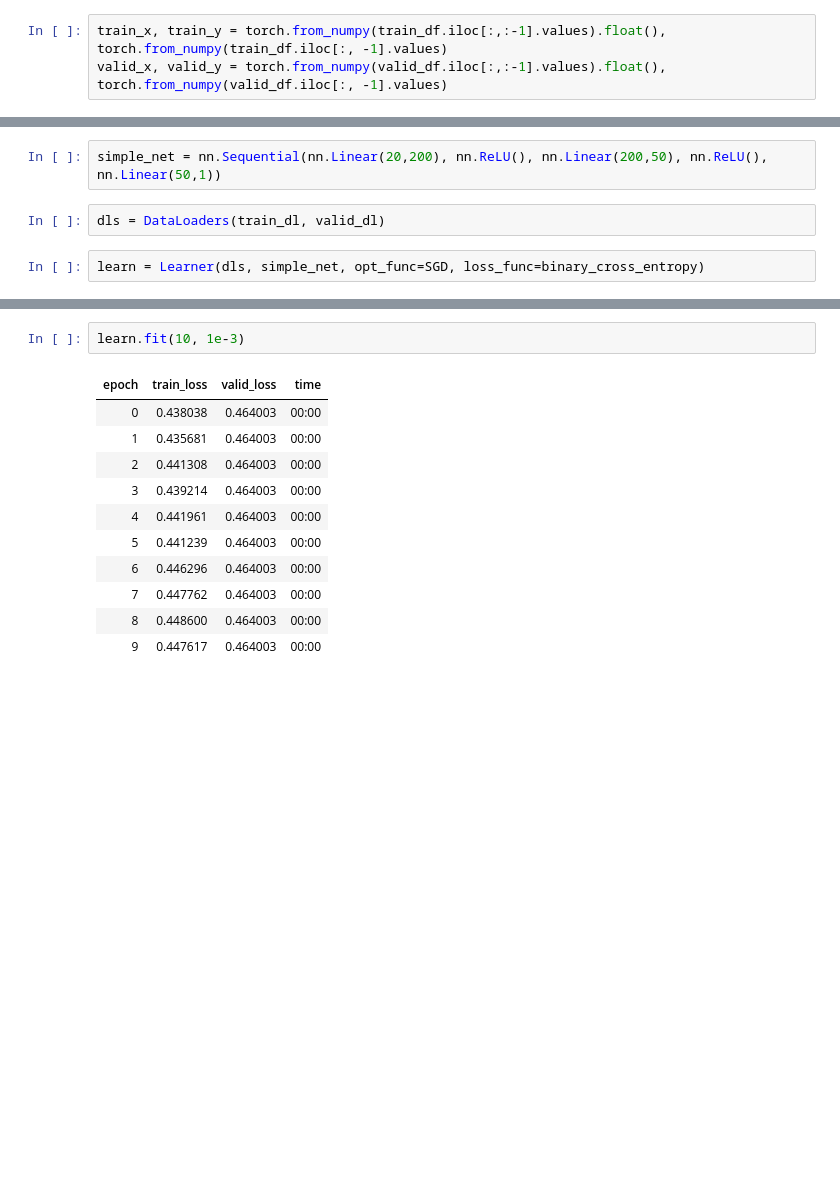
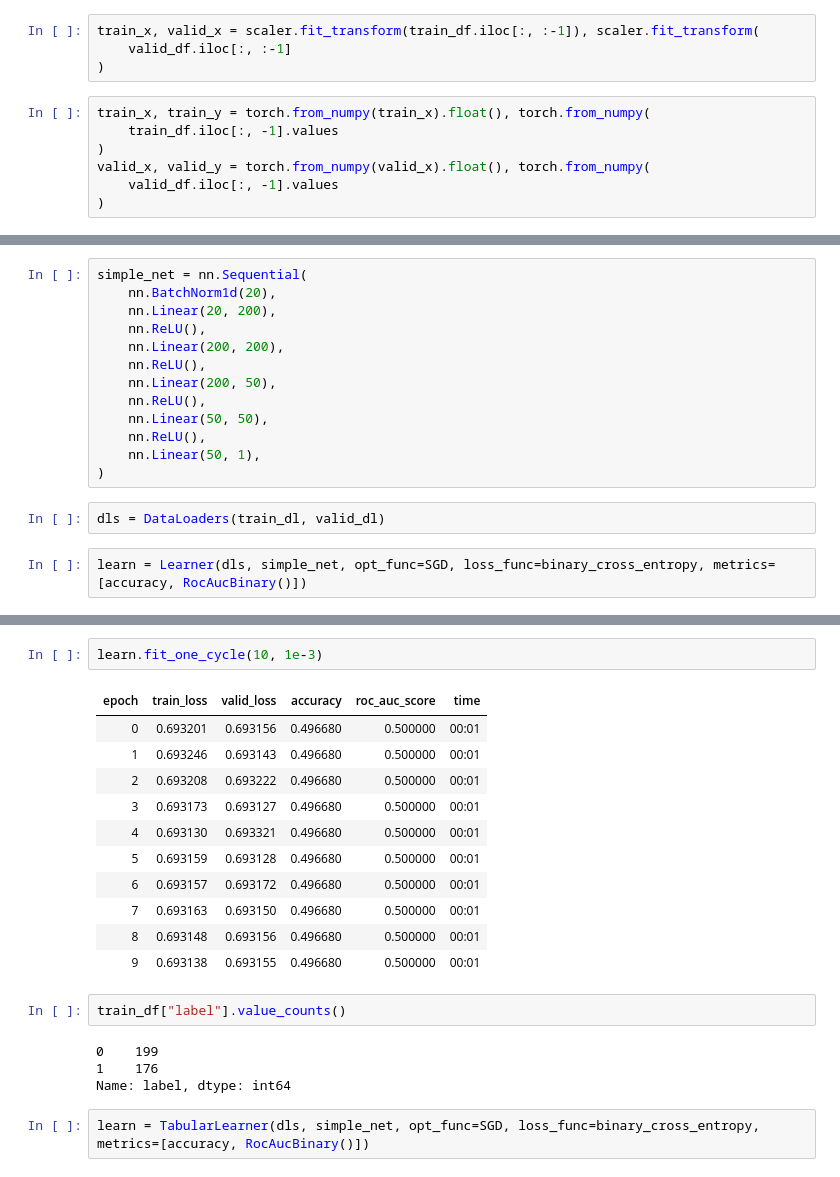
Before and after one commit to lewtun/dl4phys, a Jupyter notebook: lecture02.ipynb, the cells around one changed output, grey strips where cells are left out. Saved outputs shown, nothing was run; the diff lists cells and outputs as text; blank space fills up the shorter version.

```diff
--- a/lecture02.ipynb
+++ b/lecture02.ipynb
@@ -213,6 +250,14 @@ train_df, valid_df = train_test_split(df)
+# %%
+train_x, valid_x = scaler.fit_transform(train_df.iloc[:, :-1]), scaler.fit_transform(
+    valid_df.iloc[:, :-1]
+)
 # %%
-train_x, train_y = torch.from_numpy(train_df.iloc[:,:-1].values).float(), torch.from_numpy(train_df.iloc[:, -1].values)
-valid_x, valid_y = torch.from_numpy(valid_df.iloc[:,:-1].values).float(), torch.from_numpy(valid_df.iloc[:, -1].values)
+train_x, train_y = torch.from_numpy(train_x).float(), torch.from_numpy(
+    train_df.iloc[:, -1].values
+)
+valid_x, valid_y = torch.from_numpy(valid_x).float(), torch.from_numpy(
+    valid_df.iloc[:, -1].values
+)
 # %%
 train_x[0]
 # %% [output]
@@ -316,6 +365,17 @@ weights.grad.mean(), bias.grad
 # %%
-simple_net = nn.Sequential(nn.Linear(20,200), nn.ReLU(), nn.Linear(200,50), nn.ReLU(), nn.Linear(50,1))
+simple_net = nn.Sequential(
+    nn.BatchNorm1d(20),
+    nn.Linear(20, 200),
+    nn.ReLU(),
+    nn.Linear(200, 200),
+    nn.ReLU(),
+    nn.Linear(200, 50),
+    nn.ReLU(),
+    nn.Linear(50, 50),
+    nn.ReLU(),
+    nn.Linear(50, 1),
+)
 # %%
 dls = DataLoaders(train_dl, valid_dl)
 # %%
-learn = Learner(dls, simple_net, opt_func=SGD, loss_func=binary_cross_entropy)
+learn = Learner(dls, simple_net, opt_func=SGD, loss_func=binary_cross_entropy, metrics=[accuracy, RocAucBinary()])
@@ -322,14 +409,22 @@ learn = Learner(dls, simple_net, opt_func=SGD, loss_func=binary_cross_entropy)
 # %%
-learn.fit(10, 1e-3)
+learn.fit_one_cycle(10, 1e-3)
 # %% [output]
-| epoch | train_loss | valid_loss | time |
-| 0 | 0.438038 | 0.464003 | 00:00 |
-| 1 | 0.435681 | 0.464003 | 00:00 |
-| 2 | 0.441308 | 0.464003 | 00:00 |
-| 3 | 0.439214 | 0.464003 | 00:00 |
-| 4 | 0.441961 | 0.464003 | 00:00 |
-| 5 | 0.441239 | 0.464003 | 00:00 |
-| 6 | 0.446296 | 0.464003 | 00:00 |
-| 7 | 0.447762 | 0.464003 | 00:00 |
-| 8 | 0.448600 | 0.464003 | 00:00 |
-| 9 | 0.447617 | 0.464003 | 00:00 |
+| epoch | train_loss | valid_loss | accuracy | roc_auc_score | time |
+| 0 | 0.693201 | 0.693156 | 0.496680 | 0.500000 | 00:01 |
+| 1 | 0.693246 | 0.693143 | 0.496680 | 0.500000 | 00:01 |
+| 2 | 0.693208 | 0.693222 | 0.496680 | 0.500000 | 00:01 |
+| 3 | 0.693173 | 0.693127 | 0.496680 | 0.500000 | 00:01 |
+| 4 | 0.693130 | 0.693321 | 0.496680 | 0.500000 | 00:01 |
+| 5 | 0.693159 | 0.693128 | 0.496680 | 0.500000 | 00:01 |
+| 6 | 0.693157 | 0.693172 | 0.496680 | 0.500000 | 00:01 |
+| 7 | 0.693163 | 0.693150 | 0.496680 | 0.500000 | 00:01 |
+| 8 | 0.693148 | 0.693156 | 0.496680 | 0.500000 | 00:01 |
+| 9 | 0.693138 | 0.693155 | 0.496680 | 0.500000 | 00:01 |
+# %%
+train_df["label"].value_counts()
+# %% [output]
+0    199
+1    176
+Name: label, dtype: int64
+# %%
+learn = TabularLearner(dls, simple_net, opt_func=SGD, loss_func=binary_cross_entropy, metrics=[accuracy, RocAucBinary()])
```
Also changed, not shown: parts of 45 cells of this notebook.
